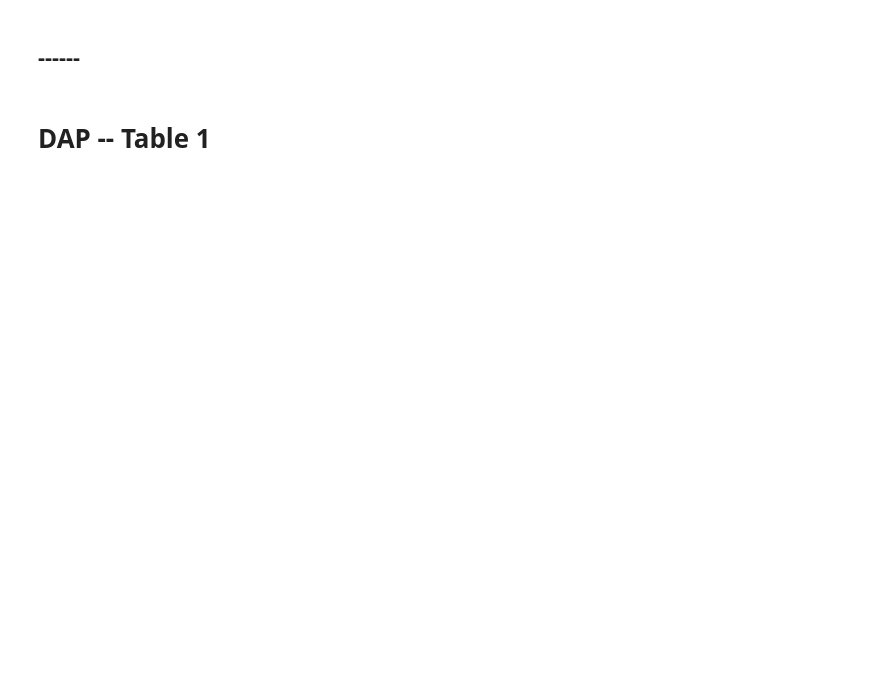
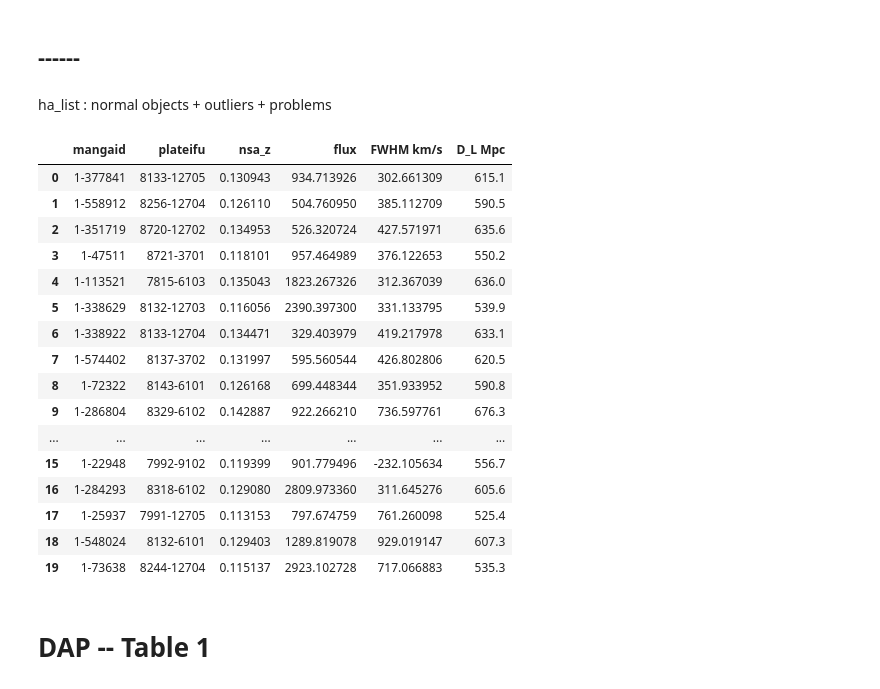
Before and after one commit to Natacha-U/Snr-Prj, a Jupyter notebook: Notebooks/H-Alpha/Area_Calculator.ipynb, the cells around one changed output. Saved outputs shown, nothing was run; the diff lists cells and outputs as text; code cells hidden in the pictures; blank space fills up the shorter version.

```diff
--- a/Notebooks/H-Alpha/Area_Calculator.ipynb
+++ b/Notebooks/H-Alpha/Area_Calculator.ipynb
@@ -9,6 +9,8 @@ def area_finder(height1, height2, width):
     return area
 # %% [markdown]
 ## ------
+# %% [markdown]
+ha_list : normal objects + outliers + problems
 # %%
 # ha_list = [('8133-12705', 0.130943), ('8256-12704', 0.12611), ('8616-3703', 0.135063),
 #              ('8720-12702', 0.134953), ('8721-3701', 0.118101)]
@@ -51,7 +54,25 @@ csv_input['D_L Mpc'] = ha_lum_dist
 csv_input.to_csv('ha_list.csv', index=False)
 # %%
 ha_table_1 = pd.read_csv('ha_list.csv')
-# ha_table_1
+ha_table_1
+# %% [output]
+|  | mangaid | plateifu | nsa_z | flux | FWHM km/s | D_L Mpc |
+| 0 | 1-377841 | 8133-12705 | 0.130943 | 934.713926 | 302.661309 | 615.1 |
+| 1 | 1-558912 | 8256-12704 | 0.126110 | 504.760950 | 385.112709 | 590.5 |
+| 2 | 1-351719 | 8720-12702 | 0.134953 | 526.320724 | 427.571971 | 635.6 |
+| 3 | 1-47511 | 8721-3701 | 0.118101 | 957.464989 | 376.122653 | 550.2 |
+| 4 | 1-113521 | 7815-6103 | 0.135043 | 1823.267326 | 312.367039 | 636.0 |
+| 5 | 1-338629 | 8132-12703 | 0.116056 | 2390.397300 | 331.133795 | 539.9 |
+| 6 | 1-338922 | 8133-12704 | 0.134471 | 329.403979 | 419.217978 | 633.1 |
+| 7 | 1-574402 | 8137-3702 | 0.131997 | 595.560544 | 426.802806 | 620.5 |
+| 8 | 1-72322 | 8143-6101 | 0.126168 | 699.448344 | 351.933952 | 590.8 |
+| 9 | 1-286804 | 8329-6102 | 0.142887 | 922.266210 | 736.597761 | 676.3 |
+| ... | ... | ... | ... | ... | ... | ... |
+| 15 | 1-22948 | 7992-9102 | 0.119399 | 901.779496 | -232.105634 | 556.7 |
+| 16 | 1-284293 | 8318-6102 | 0.129080 | 2809.973360 | 311.645276 | 605.6 |
+| 17 | 1-25937 | 7991-12705 | 0.113153 | 797.674759 | 761.260098 | 525.4 |
+| 18 | 1-548024 | 8132-6101 | 0.129403 | 1289.819078 | 929.019147 | 607.3 |
+| 19 | 1-73638 | 8244-12704 | 0.115137 | 2923.102728 | 717.066883 | 535.3 |
 # %%
 lum_dist = ha_table_1['D_L Mpc']
 flux = ha_table_1['flux']
```
Also changed, not shown: parts of 10 cells of this notebook.
